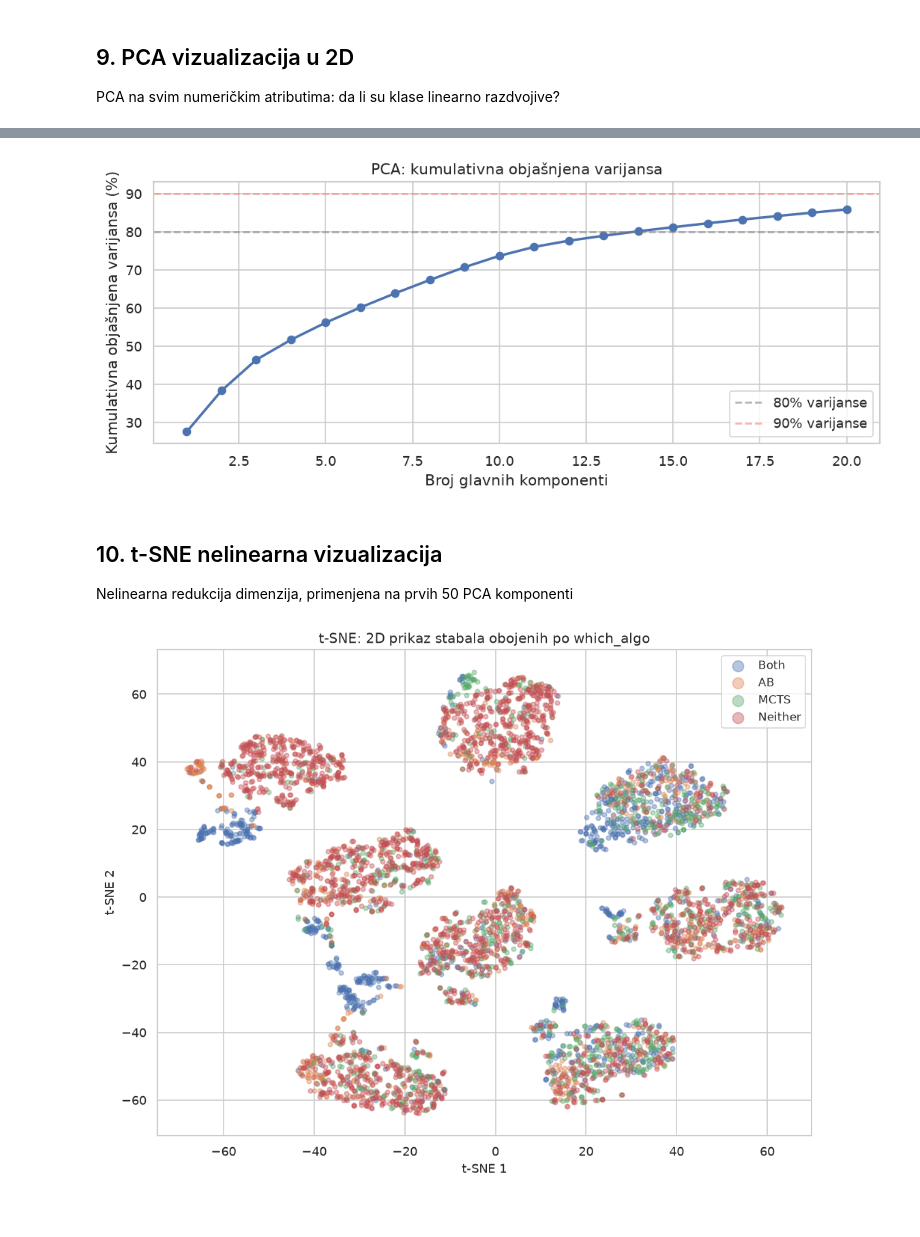
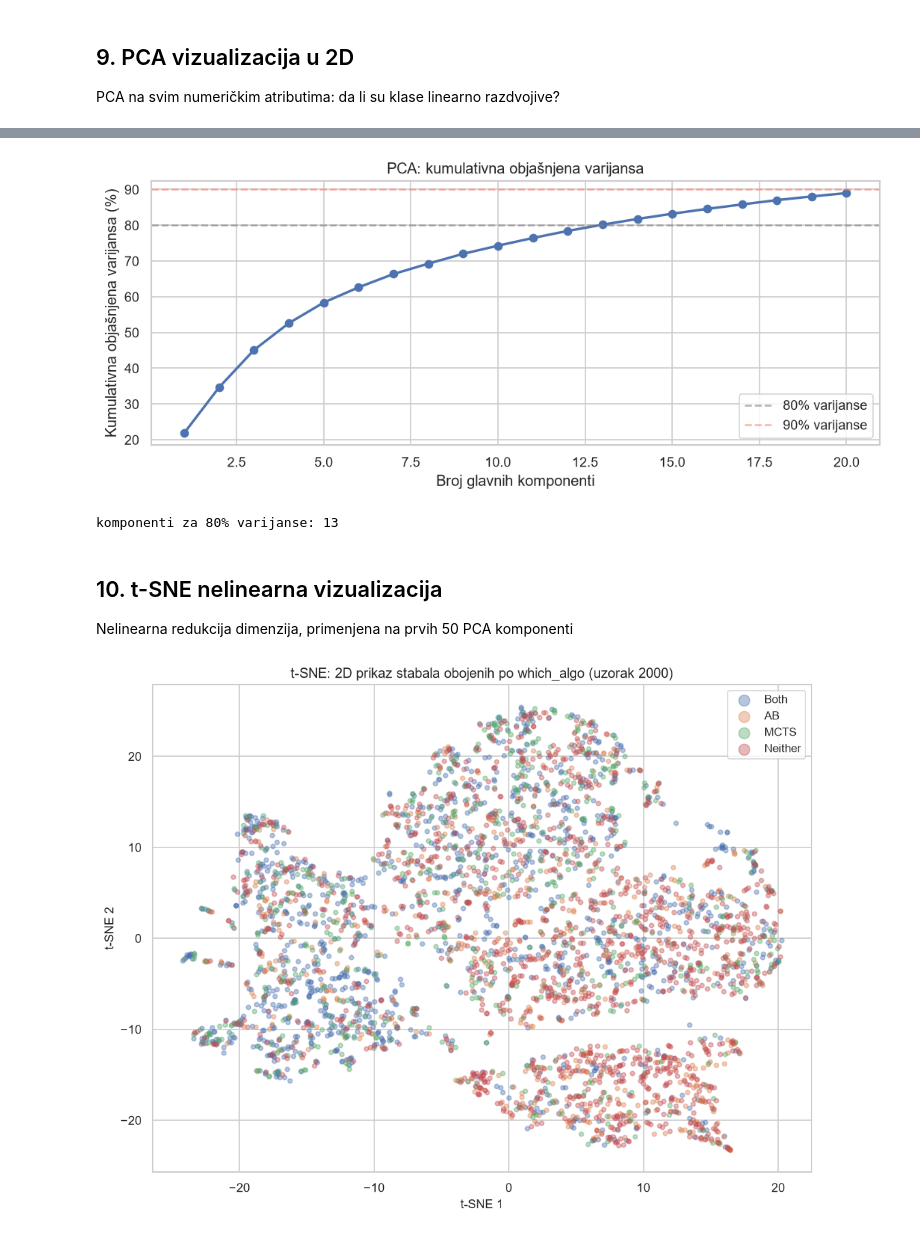
Before and after one commit to andja45/game-tree-algorithm-selection, a Jupyter notebook: notebooks/01_eda.ipynb, the cells around one changed output, grey strips where cells are left out. Drawn from its saved outputs; the diff is of its cells as text; code cells hidden in the pictures.

```diff
--- a/notebooks/01_eda.ipynb
+++ b/notebooks/01_eda.ipynb
@@ -23,6 +23,6 @@ from theme import *
 # %%
 Path("../plots/eda").mkdir(parents=True, exist_ok=True)
 # %%
-df = pd.read_csv("../data/trees.csv")
+df = pd.read_csv("../data/trees10.csv")
 df.head()
 # %% [output]
@@ -296,9 +349,21 @@ plt.show()
 
 PCA na svim numeričkim atributima: da li su klase linearno razdvojive?
 # %%
-skip = ["which_algo", "ab_correct", "mcts_correct", "is_contested", "margin_category",
-        "mcts_iterations", "mcts_exploration_constant"] # preskacemo i hiperparametre algoritama
-X = df.drop(columns=skip).select_dtypes("number")
+TARGETS = {
+    "which_algo", "which_better", "margin_category",
+    "ab_correct", "mcts_correct", "mcts_correct_rate", "is_contested",
+    "delta", "ab_regret", "mcts_regret",
+}
+BEHAVIORAL = {
+    "ab_nodes_visited", "ab_pruning_rate", "ab_root_eval_std",
+    "ab_instability", "ab_depth_reached", "ab_ranking_correlation",
+    "mcts_visit_entropy", "mcts_vote_margin", "mcts_best_value_estimate",
+    "exact_best_value", "exact_second_best_value",
+    "best_move_margin", "best_move_margin_normalized",
+}
+
+num_cols = set(df.select_dtypes("number").columns)
+X = df[sorted(num_cols - TARGETS - BEHAVIORAL, key=list(df.columns).index)]
 
 scaler = StandardScaler()
 X_sc = scaler.fit_transform(X)
@@ -337,32 +402,38 @@ ax.set_ylabel("Kumulativna objašnjena varijansa (%)")
 ax.set_title("PCA: kumulativna objašnjena varijansa")
 ax.legend()
 plt.tight_layout()
-plt.savefig("../plots/eda/pca_varijansa.png", bbox_inches="tight")
+plt.savefig("../plots/eda/10_pca_variance.png", bbox_inches="tight")
 plt.show()
-# vidimo da tek u 14-15 dimenzionom prostoru zadržavamo većinu informacija (80%)
+n80 = int(np.argmax(cumulative >= 80)) + 1
+print(f"komponenti za 80% varijanse: {n80}")
 # %% [output]
-[figure, old version]
+[figure, new version]
+komponenti za 80% varijanse: 13
 # %% [markdown]
 ## 10. t-SNE nelinearna vizualizacija
 
 Nelinearna redukcija dimenzija, primenjena na prvih 50 PCA komponenti
 # %%
-X_pca50 = PCA(n_components=50, random_state=42).fit_transform(X_sc)
+rng = np.random.default_rng(42)
+idx = rng.choice(len(df), size=min(4000, len(df)), replace=False)
 
-tsne = TSNE(n_components=2, perplexity=30, max_iter=1000, random_state=42)
+X_pca50 = PCA(n_components=26, random_state=42).fit_transform(X_sc)[idx]
+
+tsne = TSNE(n_components=2, perplexity=30, max_iter=400, random_state=42, init="pca")
 X_tsne = tsne.fit_transform(X_pca50)
+
+labels = df["which_algo"].values[idx]
 
 fig, ax = plt.subplots(figsize=(9, 7))
 for cls in CLASS_ORDER:
-    mask = df["which_algo"] == cls
+    mask = labels == cls
     ax.scatter(X_tsne[mask, 0], X_tsne[mask, 1], c=CLASS_COLORS[cls], label=cls, alpha=0.4, s=15)
 ax.set_xlabel("t-SNE 1", fontsize=11)
 ax.set_ylabel("t-SNE 2", fontsize=11)
-ax.set_title("t-SNE: 2D prikaz stabala obojenih po which_algo", fontsize=12)
+ax.set_title("t-SNE: 2D prikaz stabala obojenih po which_algo (uzorak 2000)", fontsize=12)
 ax.legend(markerscale=2.5, fontsize=10)
 plt.tight_layout()
-plt.savefig("../plots/eda/tsne.png", bbox_inches="tight")
+plt.savefig("../plots/eda/11_tsne.png", bbox_inches="tight")
 plt.show()
-# vidimo da klasteri postoje, međutim uglavnom pomešanih klasa pa klasifikacija neće biti jednostavna
 # %% [output]
-[figure, old version]
+[figure, new version]
```
Also changed, not shown: parts of 20 cells of this notebook, 4 other files.
